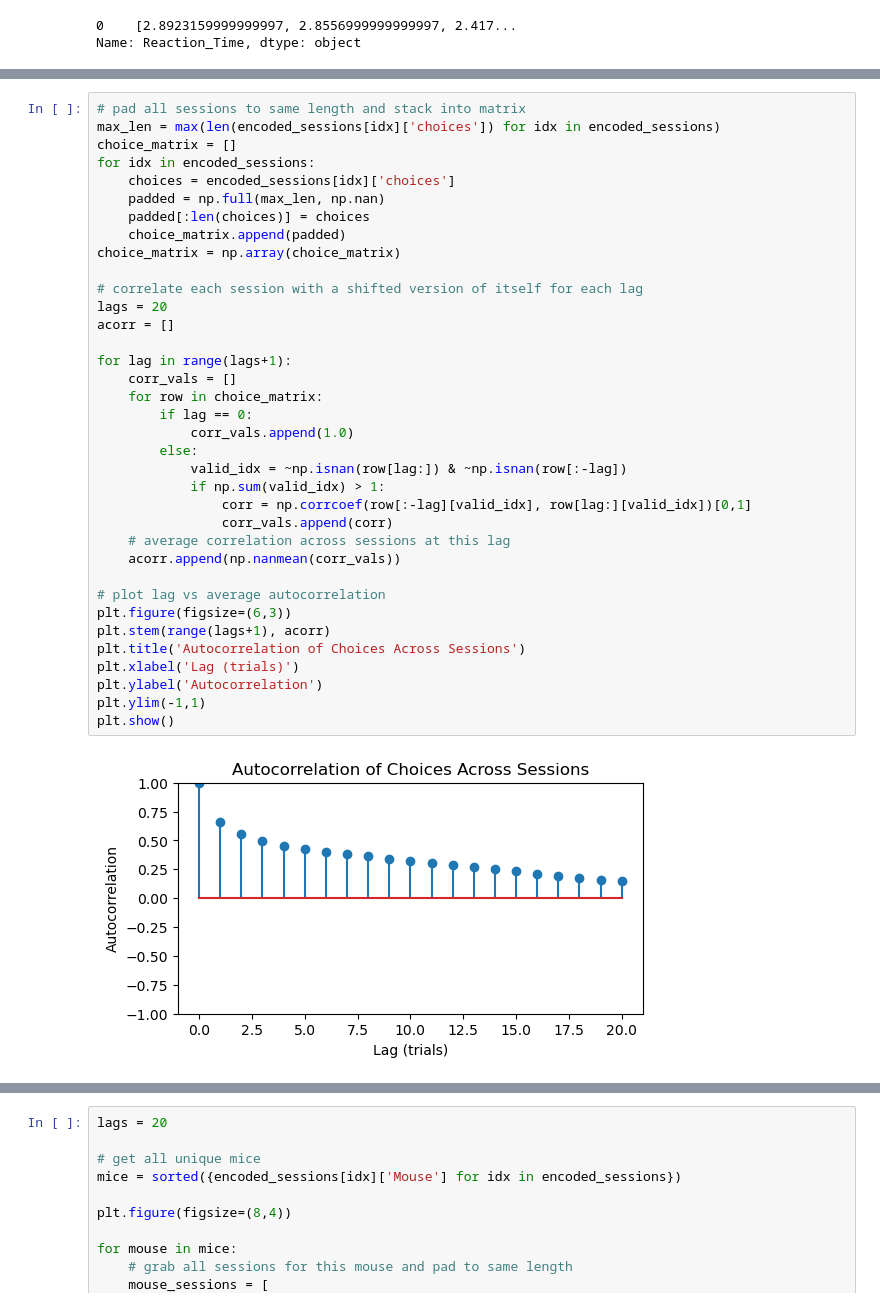
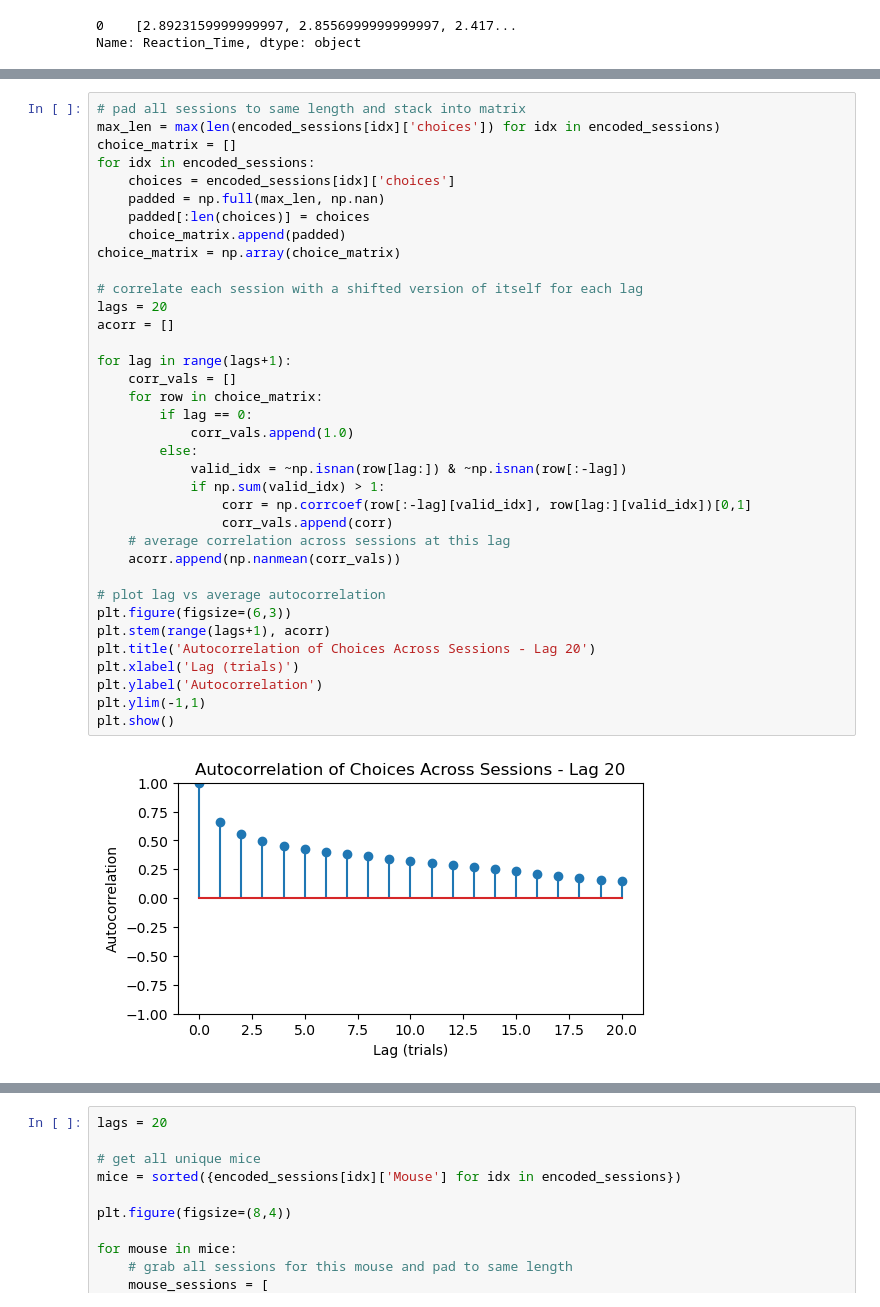
Before and after one commit to rcwoshimao/mice-value-encoding, a Jupyter notebook: cogs118c-final-project.ipynb, the cells around one changed output, grey strips where cells are left out. Cells and saved outputs as stored; diff of their text form.

```diff
--- a/cogs118c-final-project.ipynb
+++ b/cogs118c-final-project.ipynb
@@ -177,35 +182,35 @@ for idx in encoded_sessions:
     padded = np.full(max_len, np.nan)
     padded[:len(choices)] = choices
     choice_matrix.append(padded)
 choice_matrix = np.array(choice_matrix)
 
 # correlate each session with a shifted version of itself for each lag
 lags = 20
 acorr = []
 
 for lag in range(lags+1):
     corr_vals = []
     for row in choice_matrix:
         if lag == 0:
             corr_vals.append(1.0)
         else:
             valid_idx = ~np.isnan(row[lag:]) & ~np.isnan(row[:-lag])
             if np.sum(valid_idx) > 1:
                 corr = np.corrcoef(row[:-lag][valid_idx], row[lag:][valid_idx])[0,1]
                 corr_vals.append(corr)
     # average correlation across sessions at this lag
     acorr.append(np.nanmean(corr_vals))
 
 # plot lag vs average autocorrelation
 plt.figure(figsize=(6,3))
 plt.stem(range(lags+1), acorr)
-plt.title('Autocorrelation of Choices Across Sessions')
+plt.title('Autocorrelation of Choices Across Sessions - Lag 20')
 plt.xlabel('Lag (trials)')
 plt.ylabel('Autocorrelation')
 plt.ylim(-1,1)
 plt.show()
 # %% [output]
-[figure, old version]
+[figure, new version]
 # %%
 lags = 10
 acorr = []
```
Also changed, not shown: parts of 17 cells of this notebook.
